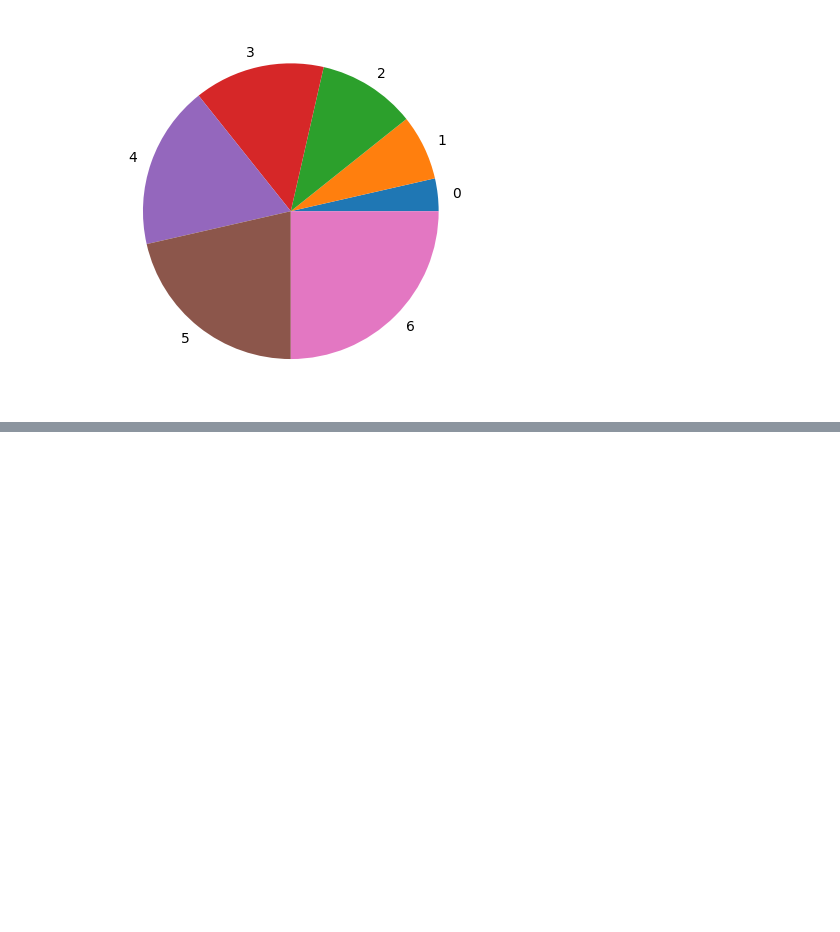
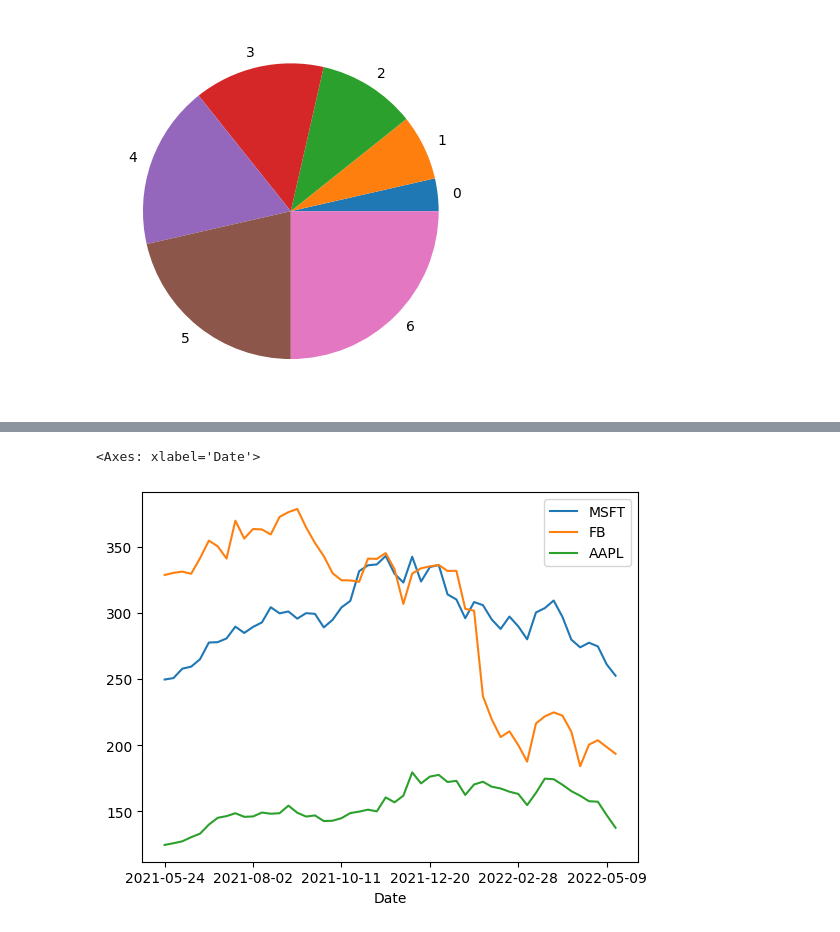
Before and after one commit to Muhammad-Waleed-Source/Matplotlib, a Jupyter notebook: Matplotlib_2.ipynb, the cells around one changed output, grey strips where cells are left out. Saved outputs shown, nothing was run; the diff lists cells and outputs as text; code cells hidden in the pictures; blank space fills up the shorter version.

```diff
--- a/Matplotlib_2.ipynb
+++ b/Matplotlib_2.ipynb
@@ -610,0 +654,6 @@ s.plot(kind='pie')
+# %%
+# for all
+stocks.plot(kind='line', x='Date')
+# %% [output]
+<Axes: xlabel='Date'>
+[figure, added]
```
Also changed, not shown: parts of 21 cells of this notebook.
